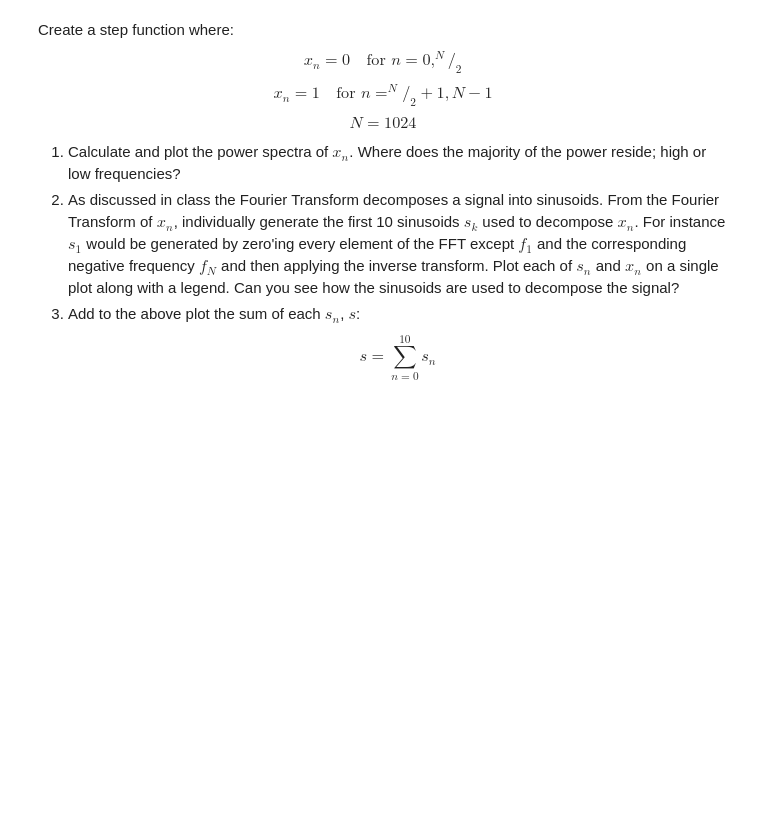
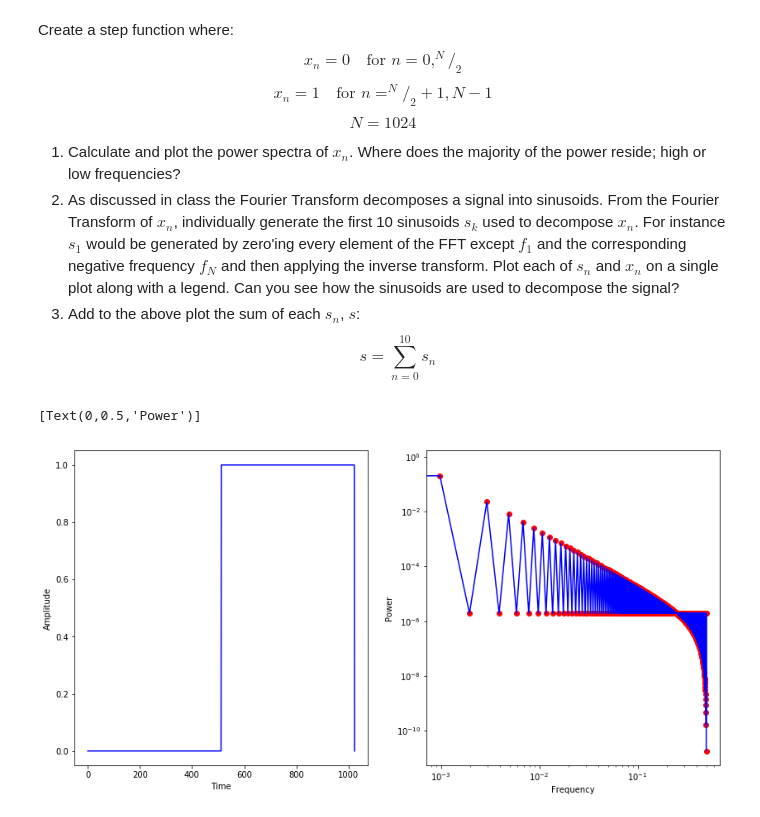
Before and after one commit to kylermurphy/astr288p_2018, a Jupyter notebook: exercises/exercises_lec_8.ipynb, the cells around one changed output. Cells and saved outputs as stored; diff of their text form; code cells hidden in the pictures; blank space fills up the shorter version.

```diff
--- a/exercises/exercises_lec_8.ipynb
+++ b/exercises/exercises_lec_8.ipynb
@@ -28,3 +28,53 @@ $$ N = 1024 $$
 1. As discussed in class the Fourier Transform decomposes a signal into sinusoids. From the Fourier Transform of $x_n$, individually generate the first 10 sinusoids $s_k$ used to decompose $x_n$. For instance $s_1$ would be generated by zero'ing every element of the FFT except $f_1$ and the corresponding negative frequency $f_N$ and then applying the inverse transform. Plot each of $s_n$ and $x_n$ on a single plot along with a legend. Can you see how the sinusoids are used to decompose the signal?
 1. Add to the above plot the sum of each $s_n$, $s$:
 $$ s=\sum_{n=0}^{10}{s_n}$$
+# %%
+# Exercise 3
+# Import numpy and matplotlib
+%matplotlib inline
+import matplotlib.pyplot as plt
+import numpy as np
+
+# Import the FFT and inverse FFT
+#  and a function which calculates
+#  frequencies
+
+from scipy.fftpack import fft, ifft, fftfreq
+
+# Signal Length
+n=1024
+# Resolution
+res=1
+
+# Create an array for time
+tw = np.arange(n)*res
+# Create an array of frequencies
+fw = fftfreq(n,d=res)
+# sort the frequency array which goes 0-> fc -> -fc
+# such that it goes -fc -> fc
+# easier for plotting
+fs = np.argsort(fw)
+
+# Create a boxcar window and calculate power
+step = np.zeros(n,dtype=np.float64)
+step[n//2:n-1]  = 1
+fftstep = fft(step)
+pstep = (2./n**2)*abs(np.copy(fftstep[0:n//2]))**2.
+fstep = fw[0:n//2]
+
+# plot the windows and the frequency response of the windows (FFT)
+f6, (wax1, wax2) = plt.subplots(1,2,figsize=(14,7) )
+
+wax1.plot(tw,step, c='blue', label='Step')
+wax1.set(xlabel='Time')
+wax1.set(ylabel='Amplitude')
+
+
+wax2.plot(fstep,pstep, c='blue', label='Step')
+wax2.scatter(fstep,pstep, c='red', label='Step')
+wax2.set(xscale='log',yscale='log')
+wax2.set(xlabel='Frequency')
+wax2.set(ylabel='Power')
+# %% [output]
+[Text(0,0.5,'Power')]
+[figure, added]
```
Also changed, not shown: parts of 1 cell of this notebook, 2 other files.
